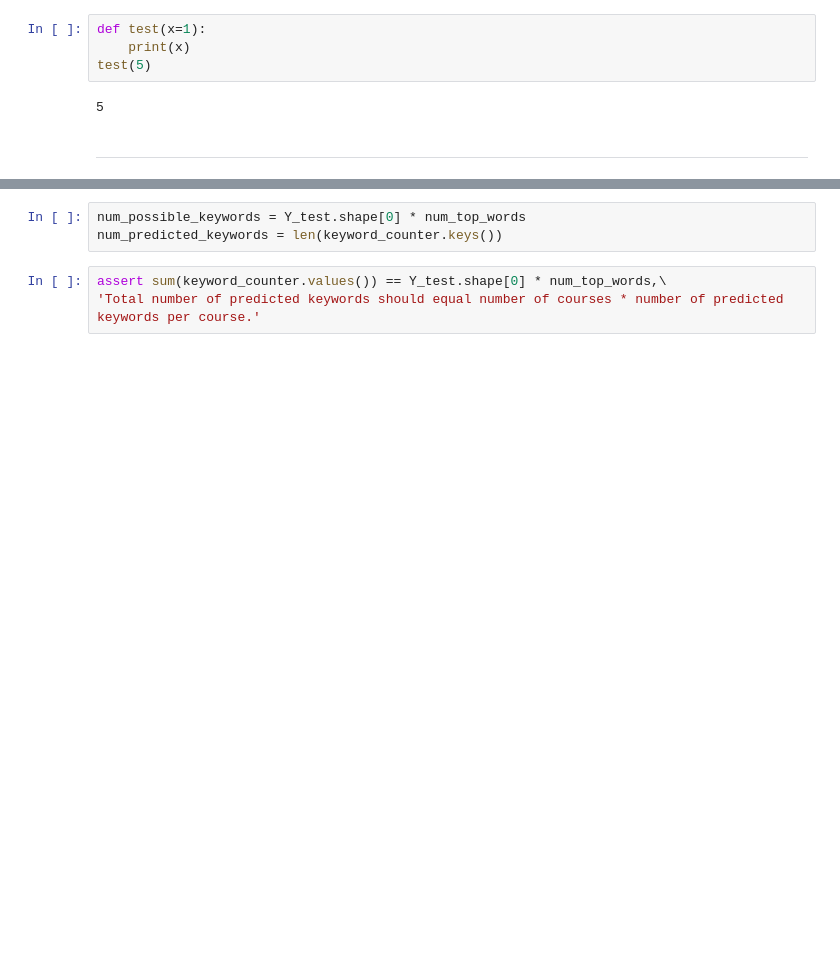
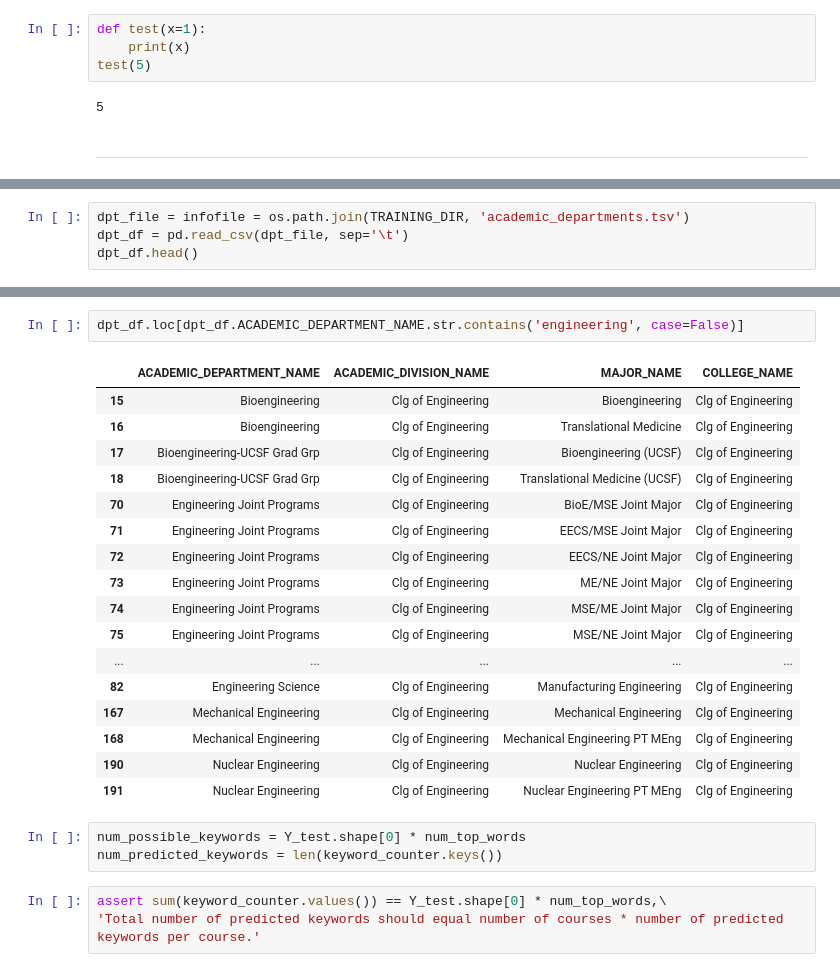
Before and after one commit to matthew-dong-dev/ICS-research, a Jupyter notebook: keyword_metrics.ipynb, the cells around one changed output, grey strips where cells are left out. Cells and saved outputs as stored; diff of their text form; blank space fills up the shorter version.

```diff
--- a/keyword_metrics.ipynb
+++ b/keyword_metrics.ipynb
@@ -157,0 +304,4 @@ keyword_counter.most_common(10)
+# %%
+dpt_file = infofile = os.path.join(TRAINING_DIR, 'academic_departments.tsv')
+dpt_df = pd.read_csv(dpt_file, sep='\t')
+dpt_df.head()
@@ -158,3 +315,23 @@ keyword_counter.most_common(10)
+# %%
+dpt_df.loc[dpt_df.ACADEMIC_DEPARTMENT_NAME.str.contains('engineering', case=False)]
+# %% [output]
+|  | ACADEMIC_DEPARTMENT_NAME | ACADEMIC_DIVISION_NAME | MAJOR_NAME | COLLEGE_NAME |
+| 15 | Bioengineering | Clg of Engineering | Bioengineering | Clg of Engineering |
+| 16 | Bioengineering | Clg of Engineering | Translational Medicine | Clg of Engineering |
+| 17 | Bioengineering-UCSF Grad Grp | Clg of Engineering | Bioengineering (UCSF) | Clg of Engineering |
+| 18 | Bioengineering-UCSF Grad Grp | Clg of Engineering | Translational Medicine (UCSF) | Clg of Engineering |
+| 70 | Engineering Joint Programs | Clg of Engineering | BioE/MSE Joint Major | Clg of Engineering |
+| 71 | Engineering Joint Programs | Clg of Engineering | EECS/MSE Joint Major | Clg of Engineering |
+| 72 | Engineering Joint Programs | Clg of Engineering | EECS/NE Joint Major | Clg of Engineering |
+| 73 | Engineering Joint Programs | Clg of Engineering | ME/NE Joint Major | Clg of Engineering |
+| 74 | Engineering Joint Programs | Clg of Engineering | MSE/ME Joint Major | Clg of Engineering |
+| 75 | Engineering Joint Programs | Clg of Engineering | MSE/NE Joint Major | Clg of Engineering |
+| ... | ... | ... | ... | ... |
+| 82 | Engineering Science | Clg of Engineering | Manufacturing Engineering | Clg of Engineering |
+| 167 | Mechanical Engineering | Clg of Engineering | Mechanical Engineering | Clg of Engineering |
+| 168 | Mechanical Engineering | Clg of Engineering | Mechanical Engineering PT MEng | Clg of Engineering |
+| 190 | Nuclear Engineering | Clg of Engineering | Nuclear Engineering | Clg of Engineering |
+| 191 | Nuclear Engineering | Clg of Engineering | Nuclear Engineering PT MEng | Clg of Engineering |
 # %%
 num_possible_keywords = Y_test.shape[0] * num_top_words
 num_predicted_keywords = len(keyword_counter.keys())
```
Also changed, not shown: parts of 33 cells of this notebook, 5 other files.
